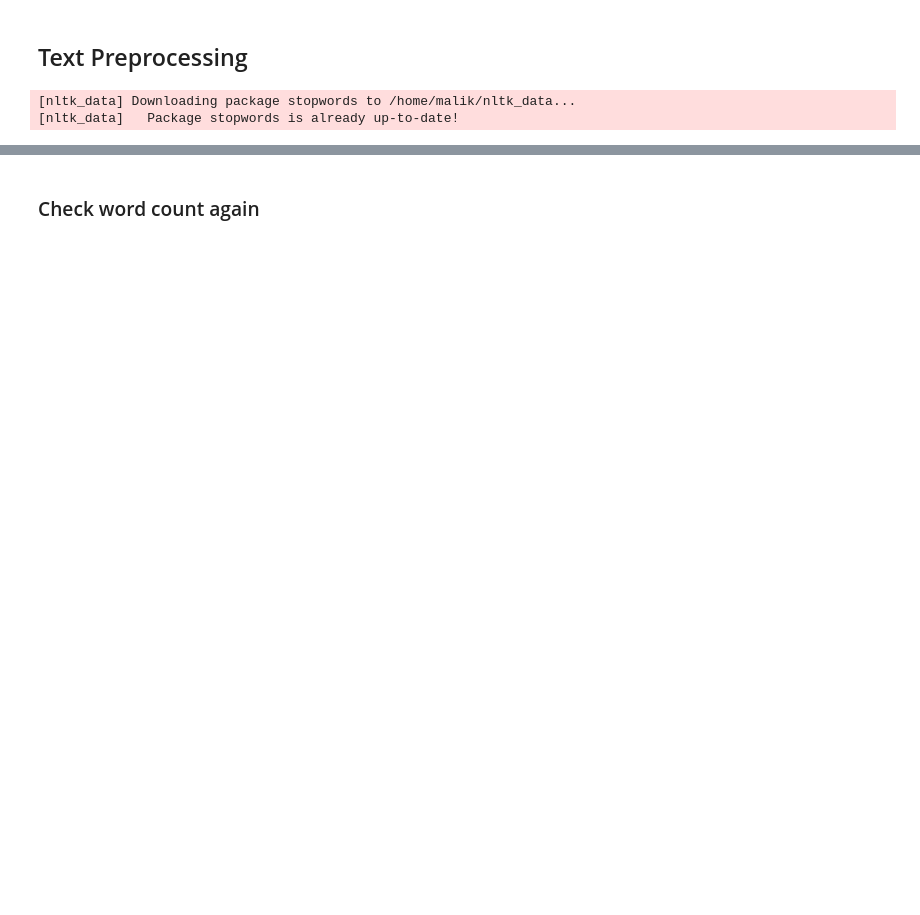
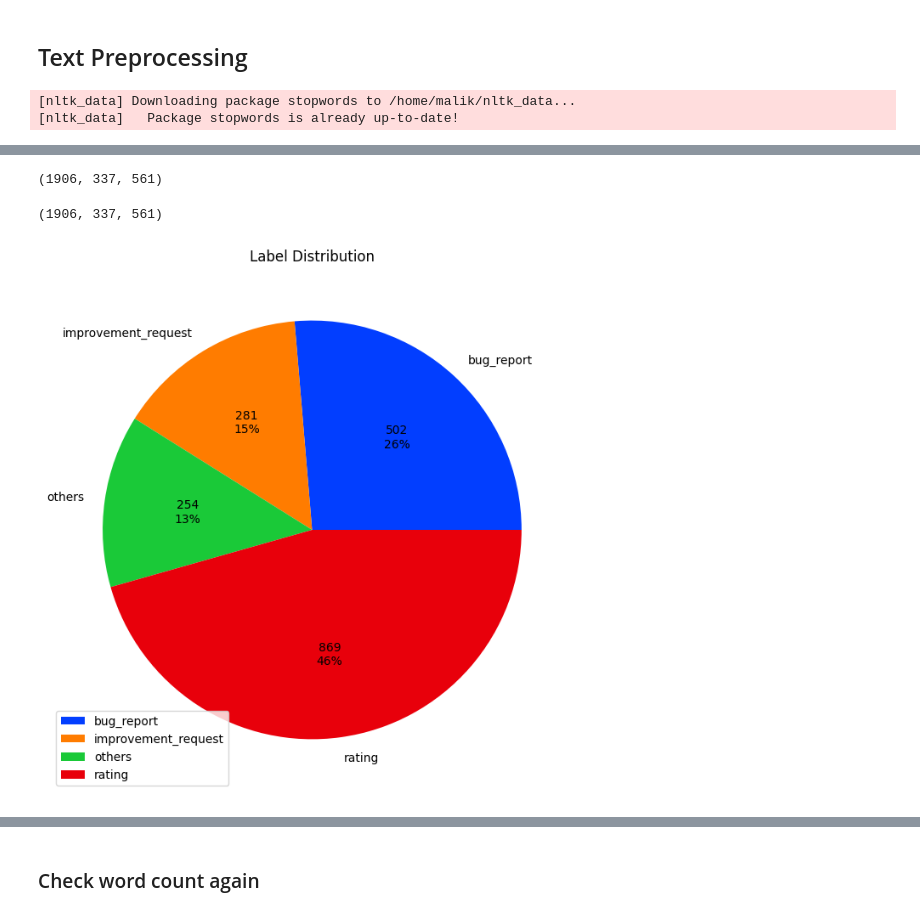
Before and after one commit to MalikOG/NLP-Project, a Jupyter notebook: Preprocessing.ipynb, the cells around one changed output, grey strips where cells are left out. Drawn from its saved outputs; the diff is of its cells as text; code cells hidden in the pictures; blank space fills up the shorter version.

```diff
--- a/Preprocessing.ipynb
+++ b/Preprocessing.ipynb
@@ -264,0 +292,8 @@ df_processed
+# %%
+def get_multilabel(row):
+    return [row['bug_report'], row['improvement_request'], row['rating'], row['others']]
+# %%
+df_multiClass = df_processed.loc[:, ['review', 'Label']]
+df_multiLabel = df_processed.loc[:, ['bug_report', 'improvement_request', 'rating', 'others']]
+df_multiLabel['MultiLabel'] = df_processed.apply(get_multilabel, axis=1)
+df_multiLabel.drop(columns=['bug_report', 'improvement_request', 'rating', 'others'], inplace=True)
@@ -264,0 +332,31 @@ df_processed
+# %%
+# We split the data to only oversample the train and not the test
+from sklearn.model_selection import train_test_split
+train_X, test_X, train_y, test_y = train_test_split(df_multiClass['review'], df_multiClass['Label'],
+                                                    test_size=0.2, stratify=df_multiClass['Label'], random_state=777)
+
+train_X, val_X, train_y, val_y = train_test_split(train_X, train_y,
+                                                    test_size=0.15, stratify=train_y, random_state=777)
+# %%
+len(train_X), len(val_X), len(test_X)
+# %% [output]
+(1906, 337, 561)
+# %%
+df_train = pd.DataFrame({'review': train_X, 'Label': train_y})
+df_train= df_train.merge(df_multiLabel, left_index=True, right_index=True, how='inner')
+df_val = pd.DataFrame({'review': val_X, 'Label': val_y})
+df_val= df_val.merge(df_multiLabel, left_index=True, right_index=True, how='inner')
+df_test = pd.DataFrame({'review': test_X, 'Label': test_y})
+df_test=df_test.merge(df_multiLabel, left_index=True, right_index=True, how='inner')
+
+df_train.reset_index(drop=True, inplace=True)
+df_val.reset_index(drop=True, inplace=True)
+df_test.reset_index(drop=True, inplace=True)
+# %%
+len(df_train), len(df_val), len(df_test)
+# %% [output]
+(1906, 337, 561)
+# %%
+check_target_dist(df_train)
+# %% [output]
+[figure, added]
```
Also changed, not shown: parts of 59 cells of this notebook.
